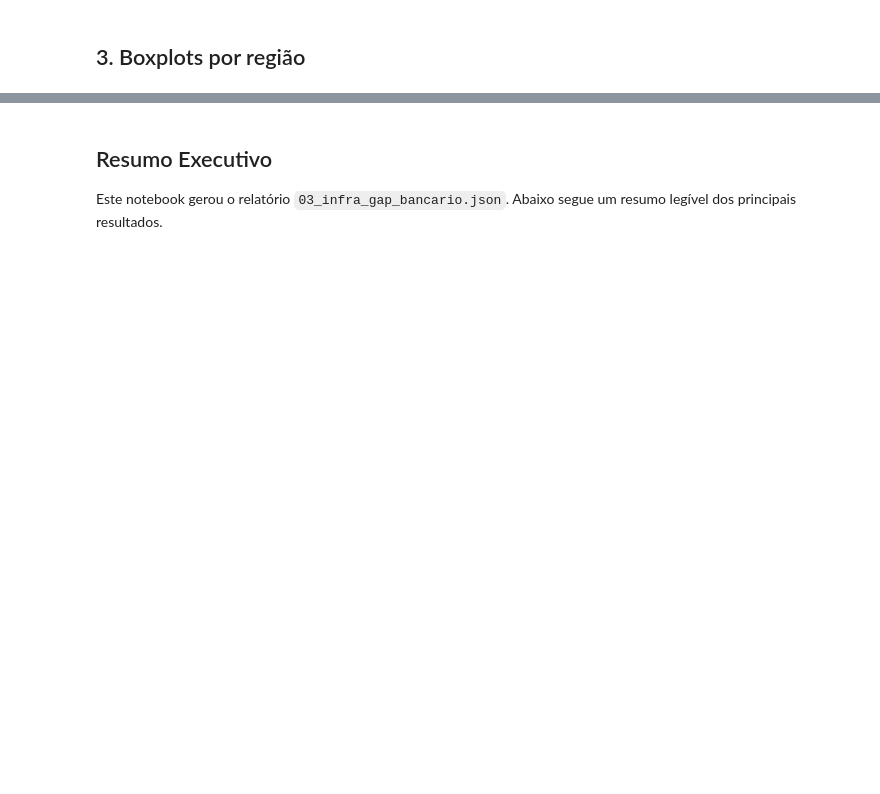
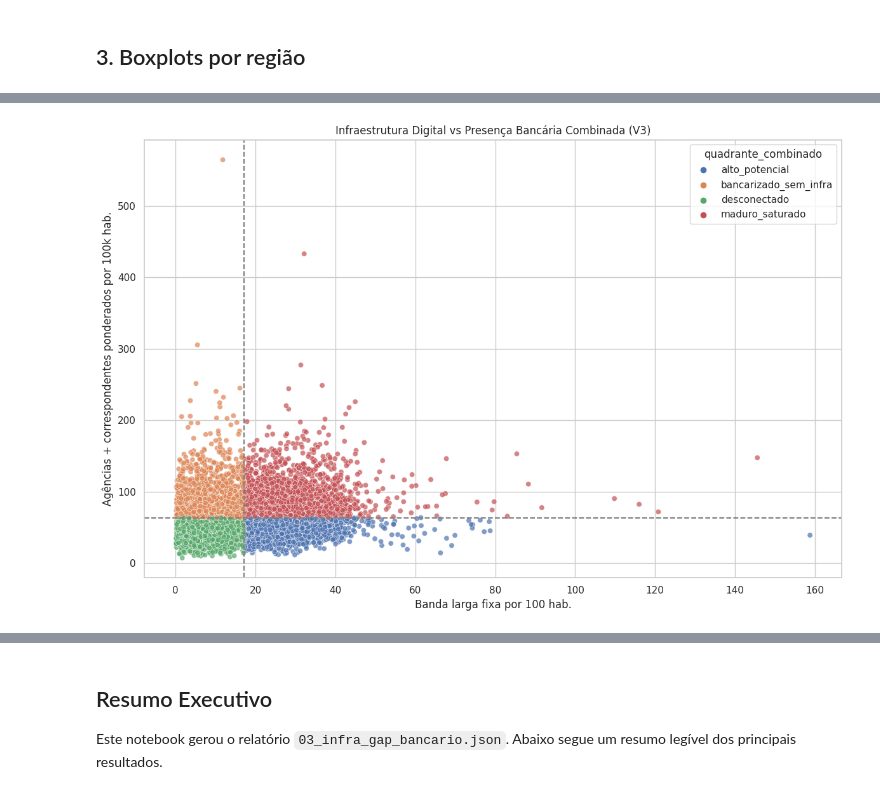
Before and after one commit to LucioFrCruz/heluvina_projeto_final_202602, a Jupyter notebook: notebooks/00_exploracao/03_infra_digital_e_gap_bancario.ipynb, the cells around one changed output, grey strips where cells are left out. Cells and saved outputs as stored; diff of their text form; code cells hidden in the pictures; blank space fills up the shorter version.

```diff
--- a/notebooks/00_exploracao/03_infra_digital_e_gap_bancario.ipynb
+++ b/notebooks/00_exploracao/03_infra_digital_e_gap_bancario.ipynb
@@ -147,0 +226,80 @@ plt.show()
+# %%
+# Quadrantes com presença combinada da V3 (agências + correspondentes ponderados)
+df_v3 = pd.read_parquet(
+    PROCESSED_DATA_DIR / "analytics_ipb_v3_presenca_completa.parquet"
+)
+
+df_q = df[
+    [
+        "id_municipio",
+        "nome_municipio",
+        "sigla_uf",
+        "banda_larga_fixa_por_100_hab",
+        "agencias_por_100k_hab",
+    ]
+].merge(
+    df_v3[["id_municipio", "correspondentes_ponderados_por_100k_hab"]],
+    on="id_municipio",
+    how="left",
+)
+df_q["presenca_combinada"] = df_q["agencias_por_100k_hab"].fillna(0) + df_q[
+    "correspondentes_ponderados_por_100k_hab"
+].fillna(0)
+
+mediana_presenca = df_q["presenca_combinada"].median()
+
+
+def classificar_quadrante(banda, presenca):
+    if banda >= mediana_banda and presenca >= mediana_presenca:
+        return "maduro_saturado"
+    if banda >= mediana_banda and presenca < mediana_presenca:
+        return "alto_potencial"
+    if banda < mediana_banda and presenca >= mediana_presenca:
+        return "bancarizado_sem_infra"
+    return "desconectado"
+
+
+df_q["quadrante_combinado"] = [
+    classificar_quadrante(b, p)
+    for b, p in zip(
+        df_q["banda_larga_fixa_por_100_hab"], df_q["presenca_combinada"]
+    )
+]
+
+quadrantes_novo = df_q["quadrante_combinado"].value_counts()
+logger.info("Quadrantes com presença combinada:\n%s", quadrantes_novo)
+
+cruzamento = pd.crosstab(df["quadrante"], df_q["quadrante_combinado"])
+display(cruzamento)
+
+n_maduros_antigo = int((df["quadrante"] == "maduro_saturado").sum())
+n_maduros_permanecem = int(
+    ((df["quadrante"] == "maduro_saturado")
+     & (df_q["quadrante_combinado"] == "maduro_saturado")).sum()
+)
+logger.info(
+    "Maduros saturados (só agências): %d; permanecem saturados com presença "
+    "combinada: %d (%.1f%%)",
+    n_maduros_antigo,
+    n_maduros_permanecem,
+    n_maduros_permanecem / n_maduros_antigo * 100,
+)
+
+fig, ax = plt.subplots(figsize=(12, 8))
+sns.scatterplot(
+    data=df_q,
+    x="banda_larga_fixa_por_100_hab",
+    y="presenca_combinada",
+    hue="quadrante_combinado",
+    alpha=0.7,
+    ax=ax,
+)
+ax.axvline(mediana_banda, color="gray", linestyle="--")
+ax.axhline(mediana_presenca, color="gray", linestyle="--")
+ax.set_title("Infraestrutura Digital vs Presença Bancária Combinada (V3)")
+ax.set_xlabel("Banda larga fixa por 100 hab.")
+ax.set_ylabel("Agências + correspondentes ponderados por 100k hab.")
+plt.tight_layout()
+save_figure(fig, "03_quadrantes_presenca_combinada.png")
+plt.show()
+# %% [output]
@@ -148 +321,2 @@ plt.show()
+[figure, added]
 # %% [markdown]
```
Also changed, not shown: parts of 18 cells of this notebook, 28 other files.
